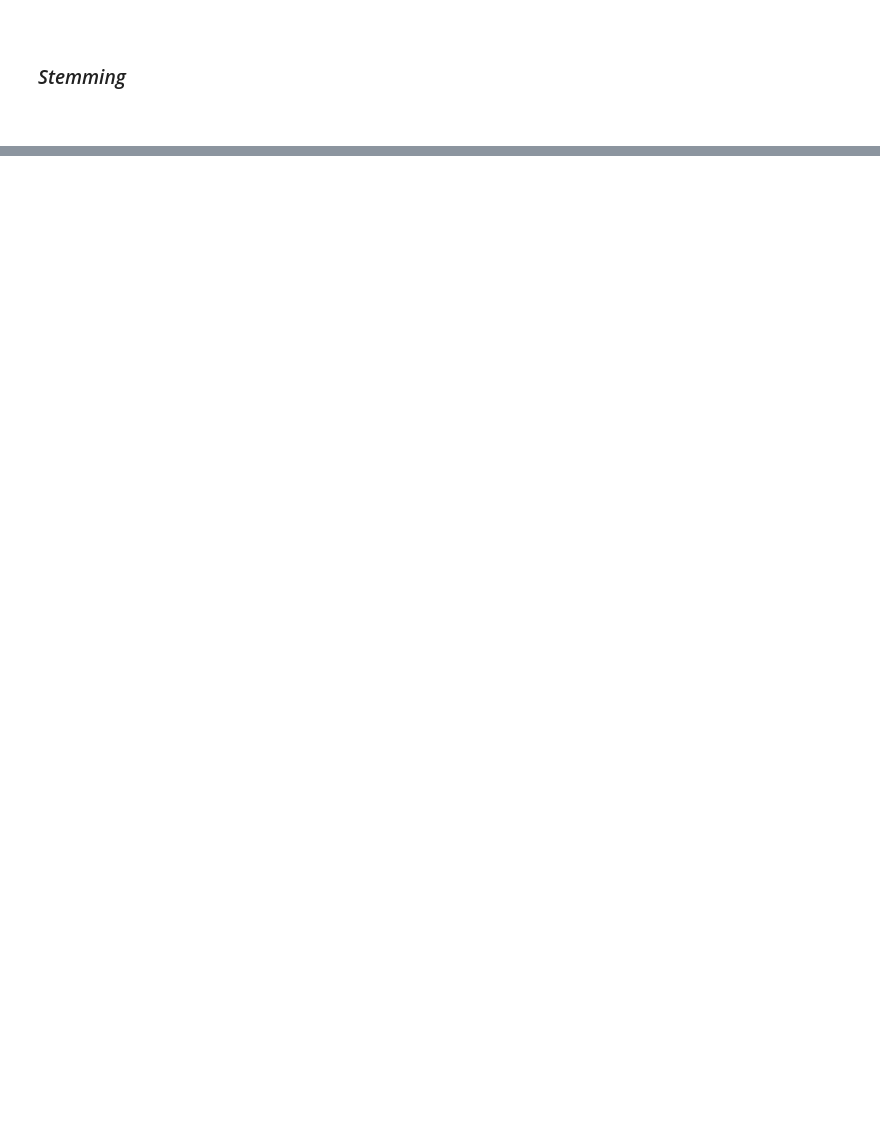
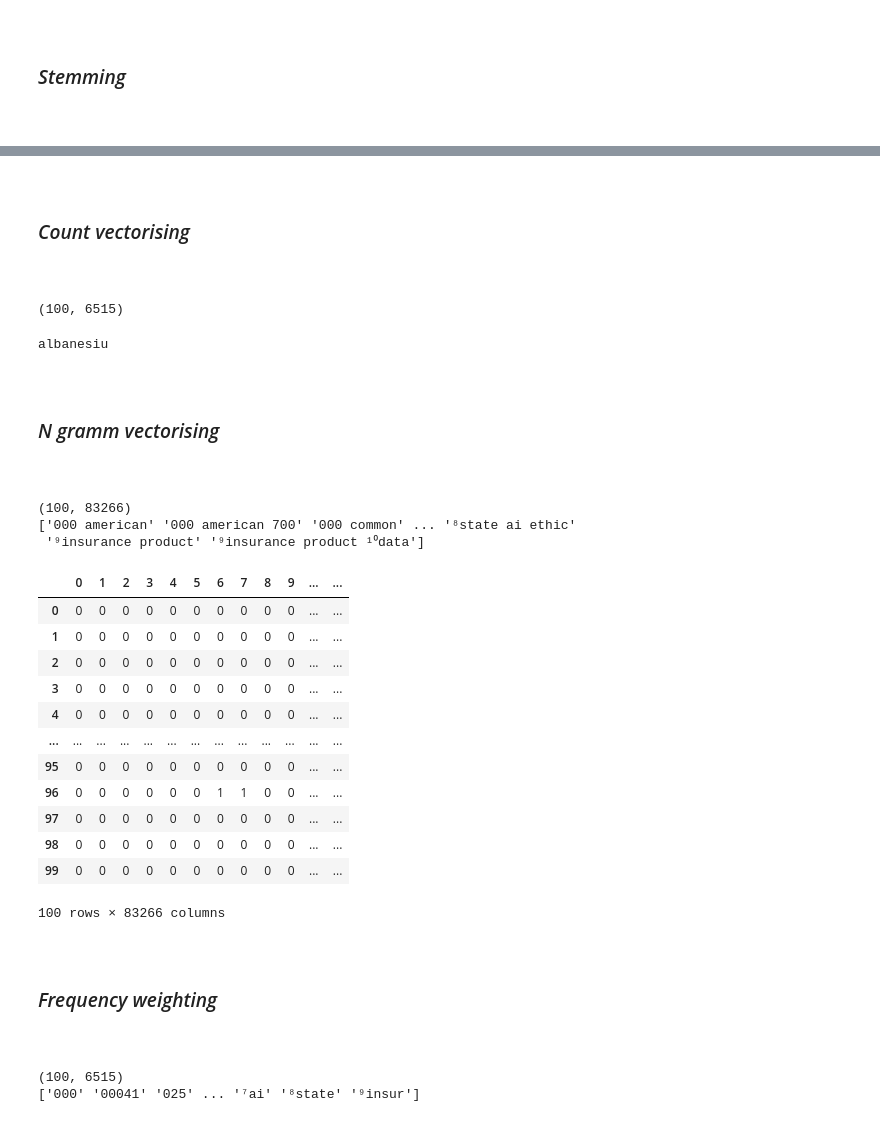
Before and after one commit to CreepyShell/FYP, a Jupyter notebook: nltk_learning.ipynb, the cells around one changed output, grey strips where cells are left out. Drawn from its saved outputs; the diff is of its cells as text; code cells hidden in the pictures; blank space fills up the shorter version.

Commit message:
finished with text cleaning and vectization

```diff
--- a/nltk_learning.ipynb
+++ b/nltk_learning.ipynb
@@ -45,3 +75,4 @@ data['text'][0]
 # %%
 stop_words=nltk.corpus.stopwords.words('english')
 stop_words = [word.replace("'", "`") for word in stop_words]
+data['count'] = data['vectors'].apply(lambda x: len(x))
@@ -48,10 +83,13 @@ stop_words = [word.replace("'", "`") for word in stop_words]
 # %%
 def remove_stopwords():
-    data['clean_text'] = data['text']
     for i in range (0, len(data)):
-        words = data.loc[i, 'clean_text']
-        for word in words:
-            if word in stop_words:
-                words.remove(word)
-        data.at[i, 'clean_text'] = words
+        words = data.loc[i, 'vectors']
+        removed_words = 0
+        length = len(words)
+        for index in range(0, length):
+            if words[index - removed_words] in stop_words:
+                words.remove(words[index - removed_words])
+                removed_words = removed_words + 1
+        data.at[i, 'vectors'] = words
 remove_stopwords()
+data['count'] = data['vectors'].apply(lambda x: len(x))
@@ -90,0 +167,2 @@ data[:5]
+# %% [markdown]
+<br><h3><i>Count vectorising</i></h3><br>
@@ -90,0 +175,38 @@ data[:5]
+# %%
+print(X_counts_stemmed.shape)
+# %% [output]
+(100, 6515)
+# %%
+print(count_vect.get_feature_names_out()[345])
+# %% [output]
+albanesiu
+# %% [markdown]
+<br><h3><i>N gramm vectorising</i></h3><br>
+# %%
+n_count_vect = CountVectorizer(ngram_range = (2,3))
+ngram_lemmatized = n_count_vect.fit_transform(data['lammatized'].apply(lambda x: ' '.join(x)))
+# %%
+print(ngram_lemmatized.shape)
+print(n_count_vect.get_feature_names_out())
+# %% [output]
+(100, 83266)
+['000 american' '000 american 700' '000 common' ... '⁸state ai ethic'
+ '⁹insurance product' '⁹insurance product ¹⁰data']
+# %%
+pd.DataFrame(ngram_lemmatized.toarray())
+# %% [output]
+|  | 0 | 1 | 2 | 3 | 4 | 5 | 6 | 7 | 8 | 9 | ... | ... |
+| 0 | 0 | 0 | 0 | 0 | 0 | 0 | 0 | 0 | 0 | 0 | ... | ... |
+| 1 | 0 | 0 | 0 | 0 | 0 | 0 | 0 | 0 | 0 | 0 | ... | ... |
+| 2 | 0 | 0 | 0 | 0 | 0 | 0 | 0 | 0 | 0 | 0 | ... | ... |
+| 3 | 0 | 0 | 0 | 0 | 0 | 0 | 0 | 0 | 0 | 0 | ... | ... |
+| 4 | 0 | 0 | 0 | 0 | 0 | 0 | 0 | 0 | 0 | 0 | ... | ... |
+| ... | ... | ... | ... | ... | ... | ... | ... | ... | ... | ... | ... | ... |
+| 95 | 0 | 0 | 0 | 0 | 0 | 0 | 0 | 0 | 0 | 0 | ... | ... |
+| 96 | 0 | 0 | 0 | 0 | 0 | 0 | 1 | 1 | 0 | 0 | ... | ... |
+| 97 | 0 | 0 | 0 | 0 | 0 | 0 | 0 | 0 | 0 | 0 | ... | ... |
+| 98 | 0 | 0 | 0 | 0 | 0 | 0 | 0 | 0 | 0 | 0 | ... | ... |
+| 99 | 0 | 0 | 0 | 0 | 0 | 0 | 0 | 0 | 0 | 0 | ... | ... |
+100 rows × 83266 columns
+# %% [markdown]
+<br><h3><i>Frequency weighting</i></h3><br>
@@ -90,0 +218,6 @@ data[:5]
+# %%
+print(X_tfidf_stem.shape)
+print(tfidf_vect_stemmed.get_feature_names_out())
+# %% [output]
+(100, 6515)
+['000' '00041' '025' ... '⁷ai' '⁸state' '⁹insur']
```
Also changed, not shown: parts of 21 cells of this notebook.
